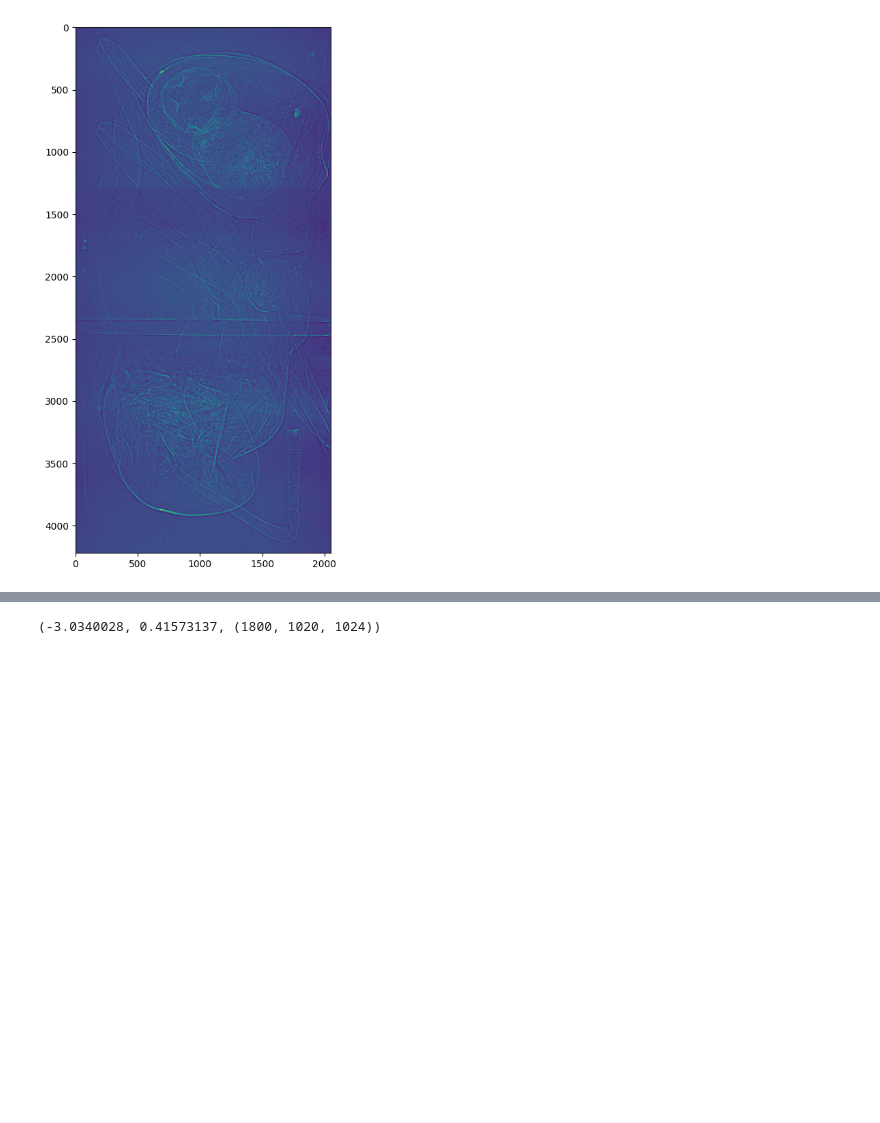
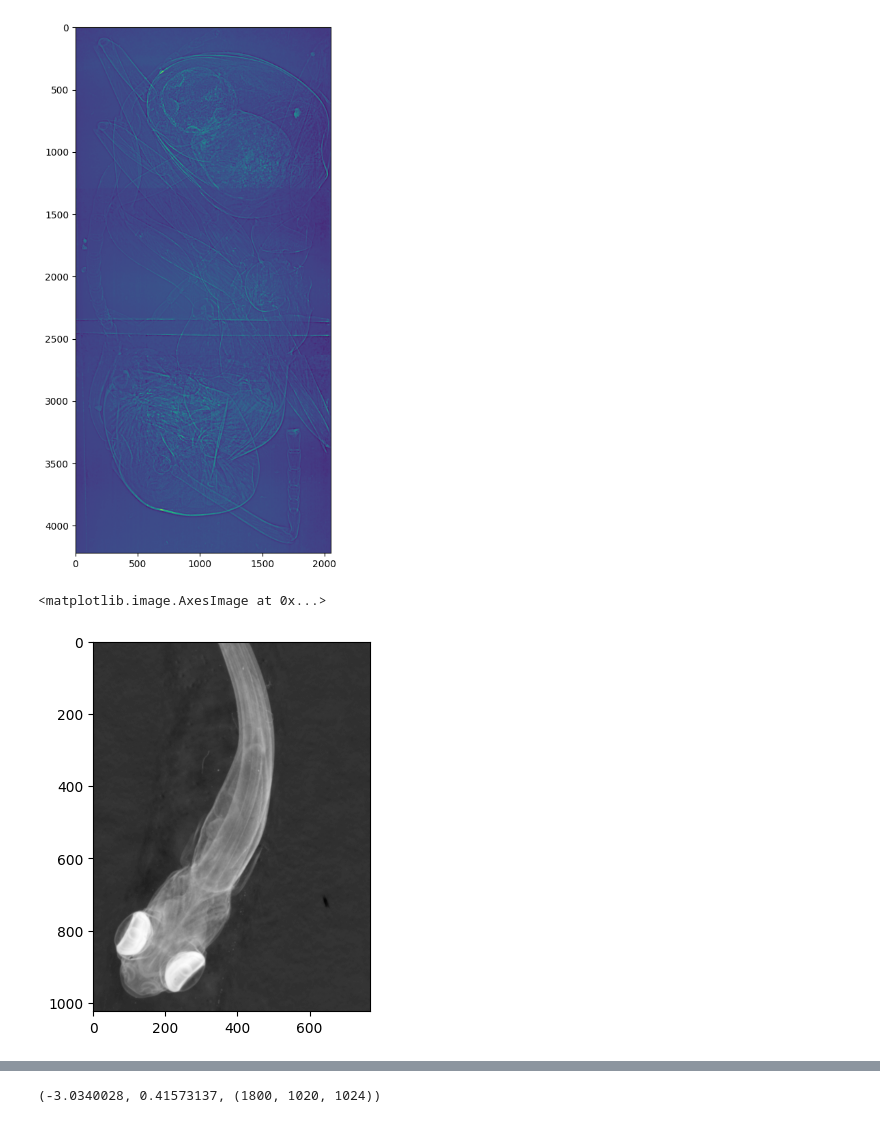
Before and after one commit to obandomarcos/ToMoDL, a Jupyter notebook: test_tomopy.ipynb, the cells around one changed output, grey strips where cells are left out. Drawn from its saved outputs; the diff is of its cells as text; code cells hidden in the pictures; blank space fills up the shorter version.

```diff
--- a/test_tomopy.ipynb
+++ b/test_tomopy.ipynb
@@ -372,15 +378,24 @@ for file_name in tqdm.tqdm(file_names[::10]):
 sinos = np.stack(sinos)
 # %%
 resize_factor = 2
-file_names = sorted(glob.glob("/home/nhattm/ToMoDL/datasets/ctf1/*.tif"))
+file_names = natsorted(glob.glob("datasets/raw_data/2024_07_25-transmission/2024_07_25-13-37-20/*.tiff"))
 sinos = []
-for file_name in tqdm.tqdm(file_names):
-    sino = tiff.imread(file_name)
-    sino = np.asarray(sino)
-    # sino = sino[:, 50:-50]
-    # sino = normalize_01(sino)
-    sino = resize(sino, (sino.shape[0]//resize_factor, sino.shape[1]//resize_factor), anti_aliasing=True)
-    sinos.append(sino)
+os.makedirs("datasets/david_data_preprocessed_10x", exist_ok=True)
+flat = tiff.imread("datasets/raw_data/2024_07_25-transmission/2024_07_25-16-48-36_flat_field.tiff")
+for file_name in tqdm.tqdm(file_names[::10]):
+    image = tiff.imread(file_name)
+    image = np.asarray(image)
 
+    image = flat - image
+    image = resize(image, (image.shape[0]//resize_factor, image.shape[1]//resize_factor), anti_aliasing=True)
+    sinos.append(image)
+    # save as tif file
+    tiff.imwrite(f"datasets/david_data_preprocessed_10x/{file_name.split('/')[-1]}", image)
+    # break
 sinos = np.stack(sinos)
 # sinos = normalize_01(sinos)
+
+plt.imshow(sinos[0, :, :], cmap="gray")
+# %% [output]
+<matplotlib.image.AxesImage at 0x...>
+[figure, added]
```
Also changed, not shown: parts of 6 cells of this notebook, 6 other files.
